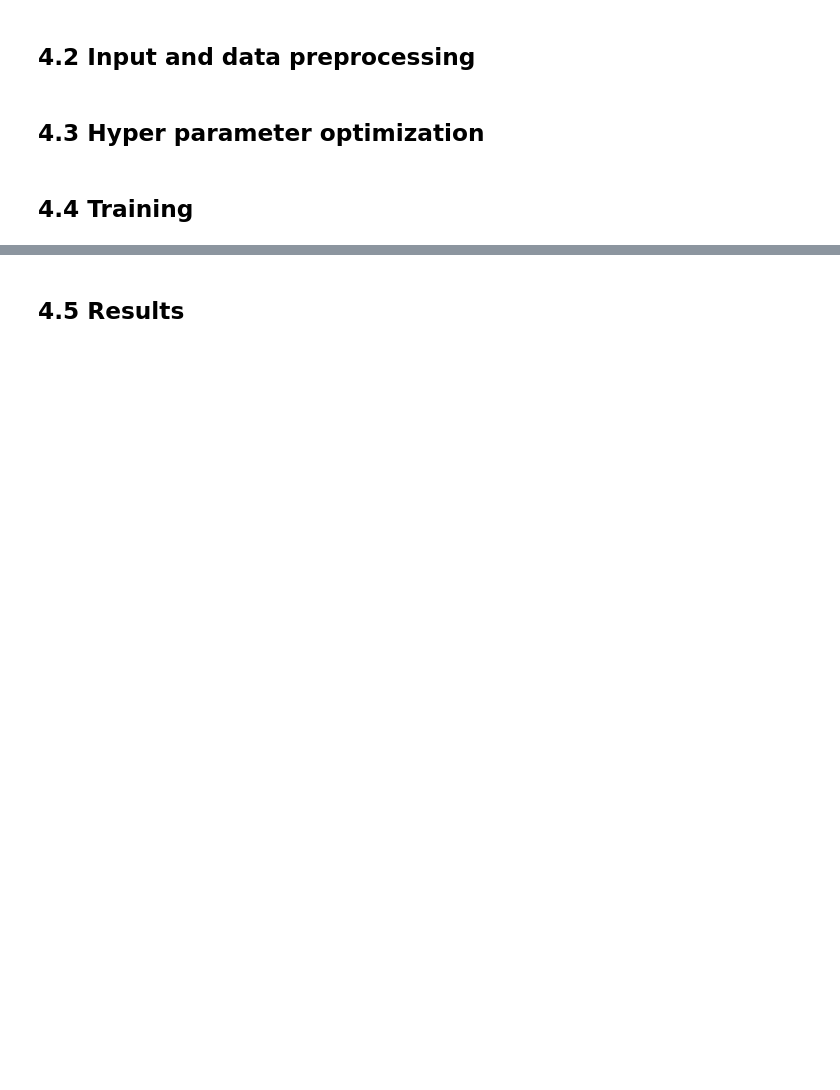
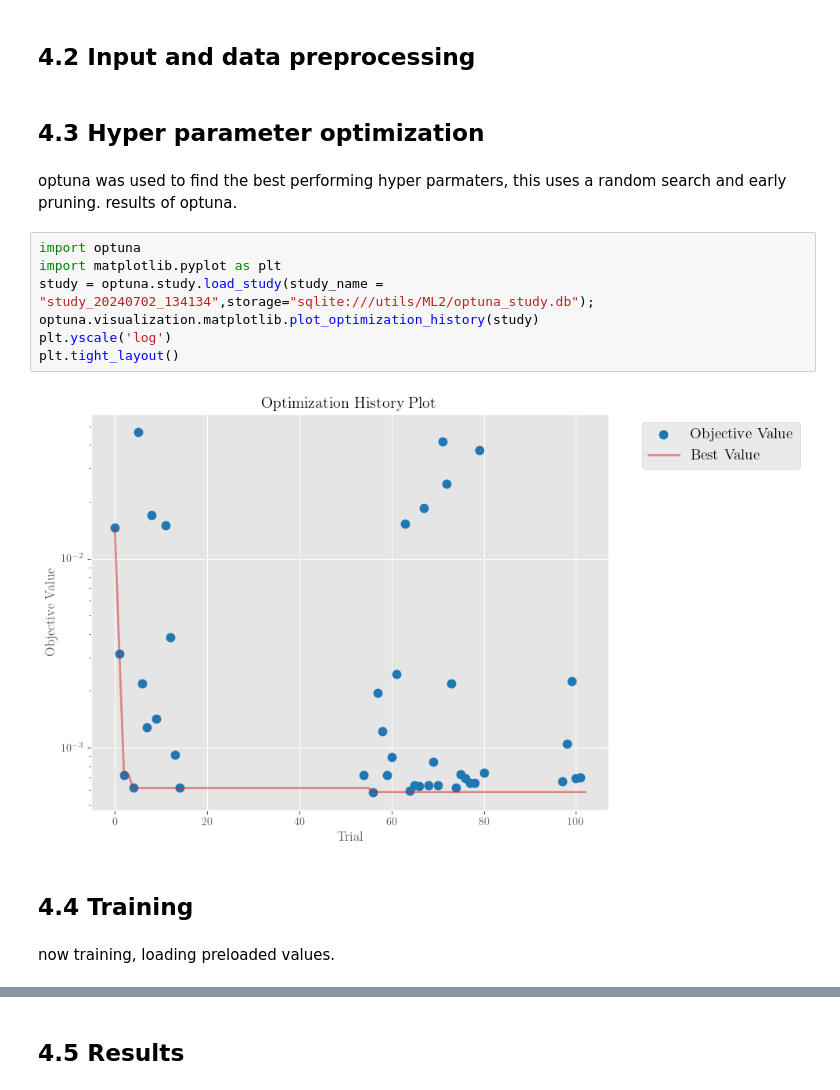
Before and after one commit to allwinlucious/MasterThesis, a Jupyter notebook: 4.0_implementation.ipynb, the cells around one changed output, grey strips where cells are left out. Drawn from its saved outputs; the diff is of its cells as text; blank space fills up the shorter version.

```diff
--- a/4.0_implementation.ipynb
+++ b/4.0_implementation.ipynb
@@ -6,5 +11,18 @@
 ## 4.2 Input and data preprocessing
 # %% [markdown]
 ## 4.3 Hyper parameter optimization
+# %% [markdown]
+optuna was used to find the best performing hyper parmaters, this uses a random search and early pruning. results of optuna.
+# %%
+import optuna
+import matplotlib.pyplot as plt
+study = optuna.study.load_study(study_name = "study_20240702_134134",storage="sqlite:///utils/ML2/optuna_study.db");
+optuna.visualization.matplotlib.plot_optimization_history(study)
+plt.yscale('log')
+plt.tight_layout()
+# %% [output]
+[figure, added]
 # %% [markdown]
 ## 4.4 Training
+# %% [markdown]
+now training, loading preloaded values.
```
Also changed, not shown: parts of 8 cells of this notebook, 11 other files.
